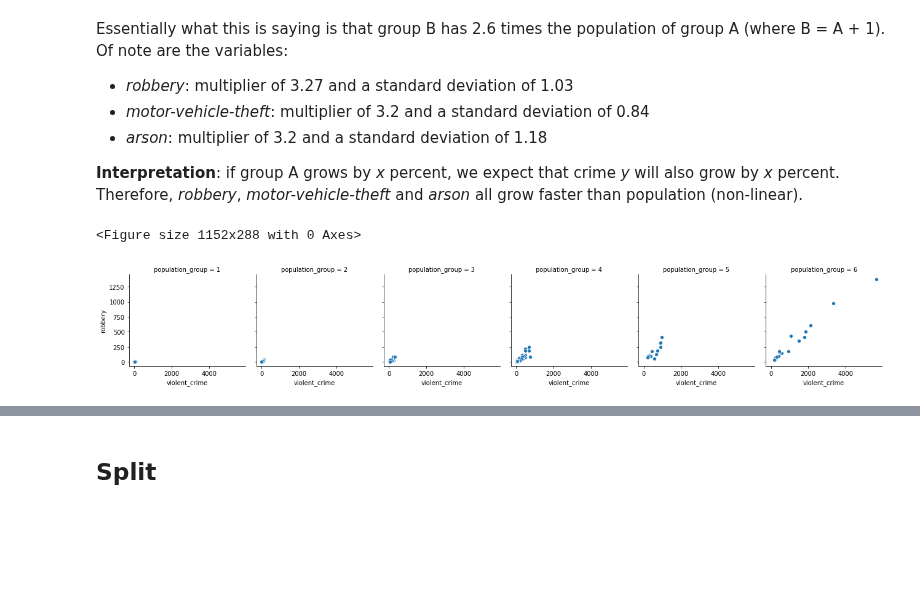
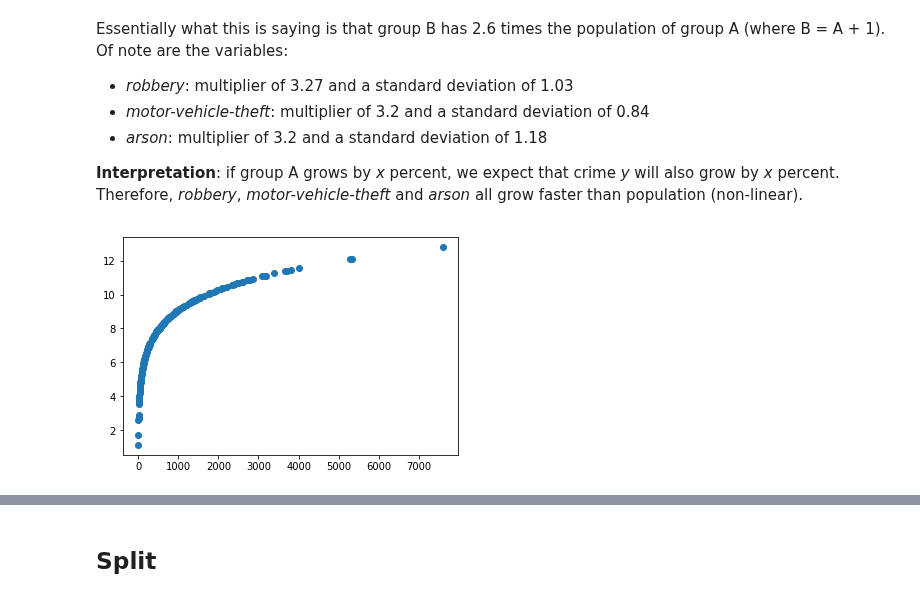
Before and after one commit to mkm29/DataScience, a Jupyter notebook: thinkful/unit/2/4/challenge_crime_regression.ipynb, the cells around one changed output, grey strips where cells are left out. Drawn from its saved outputs; the diff is of its cells as text; code cells hidden in the pictures; blank space fills up the shorter version.

```diff
--- a/thinkful/unit/2/4/challenge_crime_regression.ipynb
+++ b/thinkful/unit/2/4/challenge_crime_regression.ipynb
@@ -186,6 +185,29 @@ Essentially what this is saying is that group B has 2.6 times the population of
   * _arson_: multiplier of 3.2 and a standard deviation of 1.18
 
 **Interpretation**: if group A grows by _x_ percent, we expect that crime _y_ will also grow by _x_ percent. Therefore, _robbery_, _motor-vehicle-theft_ and _arson_ all grow faster than population (non-linear).
+# %%
+florida_crime = florida_crime[florida_crime.population.between(1180, 128637)]
+
+# We can not transform 0 values, so just add 1 to all crime metrics
+florida_crime["property_crime_2"] = florida_crime["property_crime"].apply(lambda x: x+1 if x == 0 else x)
+florida_crime["robbery_2"] = florida_crime["robbery"] + 1
+florida_crime["robbery_2_log"] = np.log(florida_crime["robbery_2"])
+florida_crime["murder_2"] = florida_crime.murder + 1
+florida_crime["murder_2_log"] = np.log(florida_crime["murder_2"])
+florida_crime["violent_crime_2"] = florida_crime.violent_crime + 1
+florida_crime["violent_crime_2_log"] = np.log(florida_crime["violent_crime_2"])
+florida_crime["population_log"] = np.log(florida_crime.population)
+
+from scipy.stats import boxcox
+
+bc = boxcox(florida_crime['property_crime_2'])
+
+plt.scatter(florida_crime["property_crime_2"], bc[0])
+plt.show()
+
+florida_crime['property_crime_bc'] = bc[0]
+# %% [output]
+[figure, added]
 # %%
 # Add some indicator variables
 # play with these thresholds by looking at a scatterplot of crime1 vs. crime2, colored by
@@ -202,11 +225,3 @@ florida_crime["has_burglary"] = np.where(florida_crime["burglary"] > 0, 1, 0)
 florida_crime["hss_larceny_theft"] = np.where(florida_crime["larceny_theft"] > 0, 1, 0)
 florida_crime["has_motor_vehicle_theft"] = np.where(florida_crime["motor_vehicle_theft"] > 0, 1, 0)
 florida_crime["has_arson"] = np.where(florida_crime["arson"] > 0, 1, 0)
-# %%
-plt.figure(figsize=(16,4))
-g = sns.FacetGrid(data=florida_crime, col="population_group")
-g.map(sns.scatterplot, "violent_crime", "robbery")
-plt.show()
-# %% [output]
-<Figure size 1152x288 with 0 Axes>
-[figure, removed]
```
Also changed, not shown: parts of 37 cells of this notebook.
